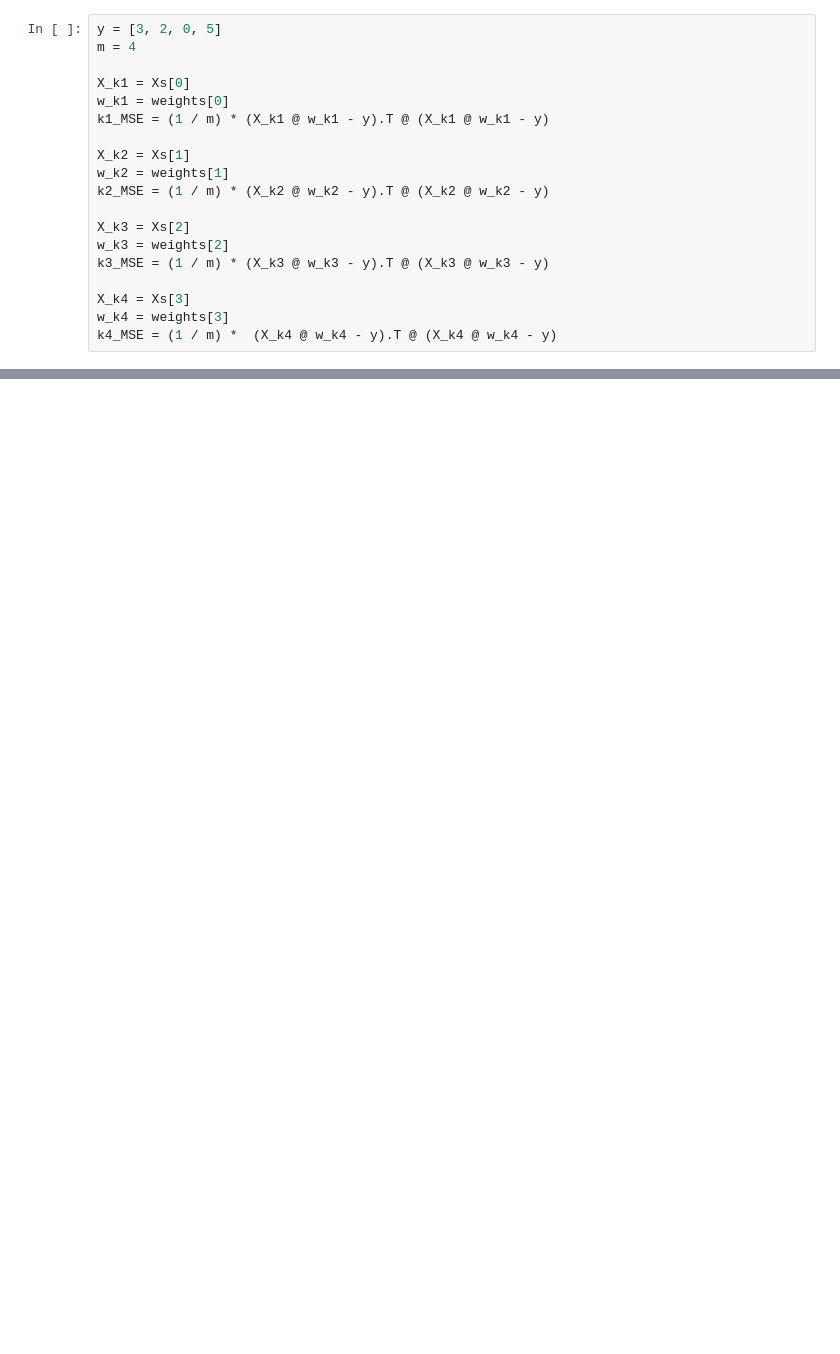
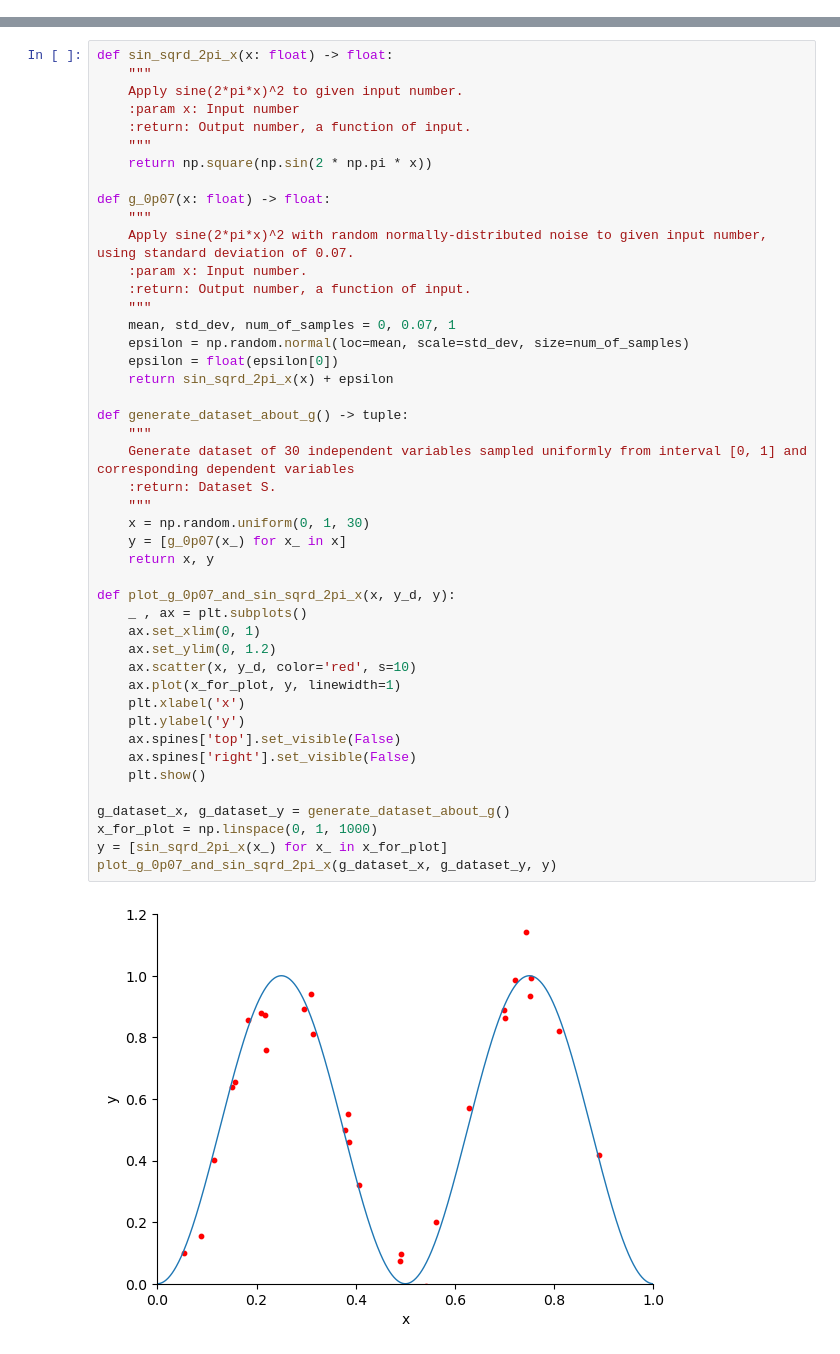
Before and after one commit to zibaee-2021/ASSIGNMENTS, a Jupyter notebook: SL_ASSIGNMENTS/PART_ONE/Part1.1.ipynb, the cells around one changed output, grey strips where cells are left out. Drawn from its saved outputs; the diff is of its cells as text; blank space fills up the shorter version.

```diff
--- a/SL_ASSIGNMENTS/PART_ONE/Part1.1.ipynb
+++ b/SL_ASSIGNMENTS/PART_ONE/Part1.1.ipynb
@@ -123,19 +106,0 @@ In this case, there are 4 data samples, so $m = 4$
-# %%
-y = [3, 2, 0, 5]
-m = 4
-
-X_k1 = Xs[0]
-w_k1 = weights[0]
-k1_MSE = (1 / m) * (X_k1 @ w_k1 - y).T @ (X_k1 @ w_k1 - y)
-
-X_k2 = Xs[1]
-w_k2 = weights[1]
-k2_MSE = (1 / m) * (X_k2 @ w_k2 - y).T @ (X_k2 @ w_k2 - y)
-
-X_k3 = Xs[2]
-w_k3 = weights[2]
-k3_MSE = (1 / m) * (X_k3 @ w_k3 - y).T @ (X_k3 @ w_k3 - y)
-
-X_k4 = Xs[3]
-w_k4 = weights[3]
-k4_MSE = (1 / m) *  (X_k4 @ w_k4 - y).T @ (X_k4 @ w_k4 - y)
@@ -153,0 +126,47 @@ k=4 MSE = 3.4942940895563015e-23
+# %%
+def sin_sqrd_2pi_x(x: float) -> float:
+    """
+    Apply sine(2*pi*x)^2 to given input number.
+    :param x: Input number
+    :return: Output number, a function of input.
+    """
+    return np.square(np.sin(2 * np.pi * x))
+
+def g_0p07(x: float) -> float:
+    """
+    Apply sine(2*pi*x)^2 with random normally-distributed noise to given input number, using standard deviation of 0.07.
+    :param x: Input number.
+    :return: Output number, a function of input.
+    """
+    mean, std_dev, num_of_samples = 0, 0.07, 1
+    epsilon = np.random.normal(loc=mean, scale=std_dev, size=num_of_samples)
+    epsilon = float(epsilon[0])
+    return sin_sqrd_2pi_x(x) + epsilon
+
+def generate_dataset_about_g() -> tuple:
+    """
+    Generate dataset of 30 independent variables sampled uniformly from interval [0, 1] and corresponding dependent variables
+    :return: Dataset S.
+    """
+    x = np.random.uniform(0, 1, 30)
+    y = [g_0p07(x_) for x_ in x]
+    return x, y
+
+def plot_g_0p07_and_sin_sqrd_2pi_x(x, y_d, y):
+    _ , ax = plt.subplots()
+    ax.set_xlim(0, 1)
+    ax.set_ylim(0, 1.2)
+    ax.scatter(x, y_d, color='red', s=10)
+    ax.plot(x_for_plot, y, linewidth=1)
+    plt.xlabel('x')
+    plt.ylabel('y')
+    ax.spines['top'].set_visible(False)
+    ax.spines['right'].set_visible(False)
+    plt.show()
+
+g_dataset_x, g_dataset_y = generate_dataset_about_g()
+x_for_plot = np.linspace(0, 1, 1000)
+y = [sin_sqrd_2pi_x(x_) for x_ in x_for_plot]
+plot_g_0p07_and_sin_sqrd_2pi_x(g_dataset_x, g_dataset_y, y)
+# %% [output]
+[figure, added]
```
Also changed, not shown: parts of 19 cells of this notebook.
